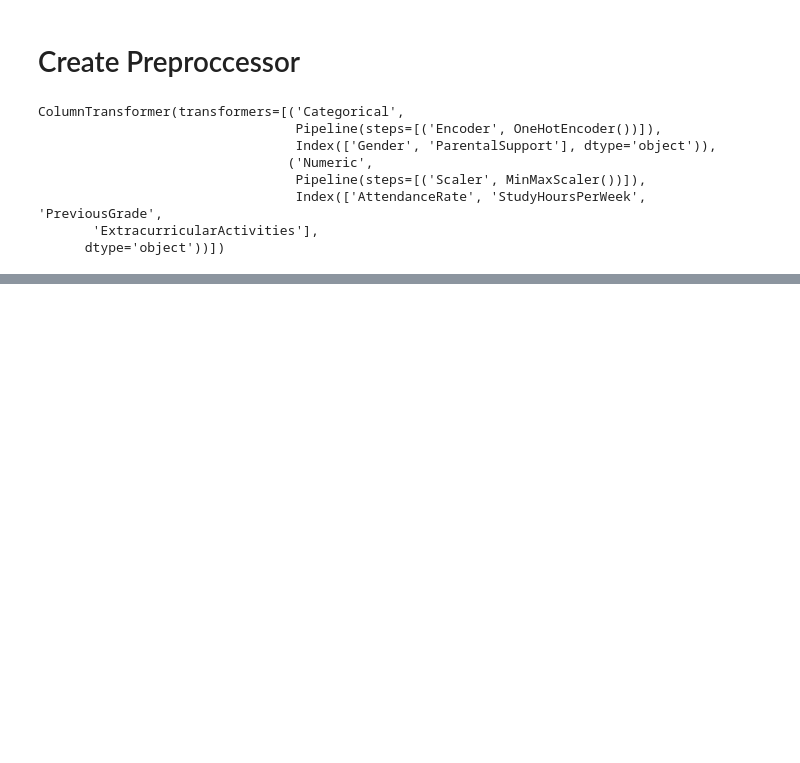
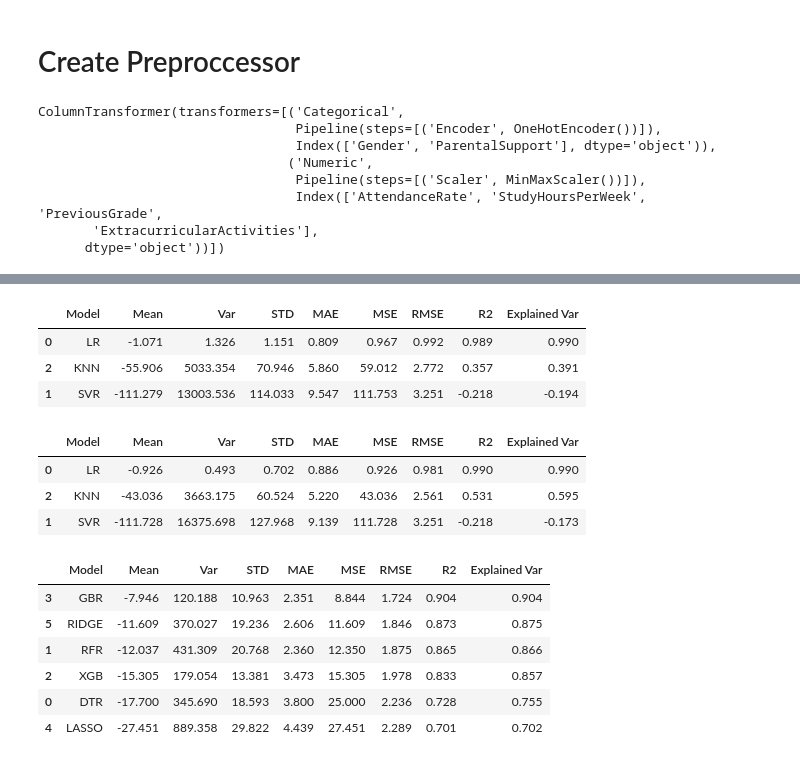
Before and after one commit to MaukanMir/Student-Performance-Predictions, a Jupyter notebook: training.ipynb, the cells around one changed output, grey strips where cells are left out. Saved outputs shown, nothing was run; the diff lists cells and outputs as text; code cells hidden in the pictures; blank space fills up the shorter version.

```diff
--- a/training.ipynb
+++ b/training.ipynb
@@ -200,0 +358,5 @@ ColumnTransformer(transformers=[('Categorical',
+# %%
+MAE = make_scorer(score_func=mean_absolute_error, greater_is_better =False)
+MSE = make_scorer(score_func=mean_squared_error, greater_is_better=False)
+R2 = make_scorer(score_func=r2_score, greater_is_better=True)
+EXP_VAR = make_scorer(score_func=explained_variance_score, greater_is_better=True)
@@ -200,0 +394,33 @@ ColumnTransformer(transformers=[('Categorical',
+# %%
+model_names = ["LR", "SVR", "KNN"]
+models = get_selected_models(model_names)
+kbest = SelectKBest(score_func=mutual_info_regression, k=5)
+test_selected_models(preprocessor, model_names, models, X, y, MSE, kbest)
+# %% [output]
+|  | Model | Mean | Var | STD | MAE | MSE | RMSE | R2 | Explained Var |
+| 0 | LR | -1.071 | 1.326 | 1.151 | 0.809 | 0.967 | 0.992 | 0.989 | 0.990 |
+| 2 | KNN | -55.906 | 5033.354 | 70.946 | 5.860 | 59.012 | 2.772 | 0.357 | 0.391 |
+| 1 | SVR | -111.279 | 13003.536 | 114.033 | 9.547 | 111.753 | 3.251 | -0.218 | -0.194 |
+# %%
+model_names = ["LR", "SVR", "KNN"]
+models = get_selected_models(model_names)
+kbest = SelectKBest(score_func=f_regression, k=5)
+test_selected_models(preprocessor, model_names, models, X, y, MSE, kbest)
+# %% [output]
+|  | Model | Mean | Var | STD | MAE | MSE | RMSE | R2 | Explained Var |
+| 0 | LR | -0.926 | 0.493 | 0.702 | 0.886 | 0.926 | 0.981 | 0.990 | 0.990 |
+| 2 | KNN | -43.036 | 3663.175 | 60.524 | 5.220 | 43.036 | 2.561 | 0.531 | 0.595 |
+| 1 | SVR | -111.728 | 16375.698 | 127.968 | 9.139 | 111.728 | 3.251 | -0.218 | -0.173 |
+# %%
+model_names = ["DTR", "RFR", "XGB", "GBR", "LASSO", "RIDGE"]
+models = get_selected_models(model_names)
+kbest = SelectKBest(score_func=f_regression, k=5)
+test_selected_models(preprocessor, model_names, models, X, y, MSE, kbest)
+# %% [output]
+|  | Model | Mean | Var | STD | MAE | MSE | RMSE | R2 | Explained Var |
+| 3 | GBR | -7.946 | 120.188 | 10.963 | 2.351 | 8.844 | 1.724 | 0.904 | 0.904 |
+| 5 | RIDGE | -11.609 | 370.027 | 19.236 | 2.606 | 11.609 | 1.846 | 0.873 | 0.875 |
+| 1 | RFR | -12.037 | 431.309 | 20.768 | 2.360 | 12.350 | 1.875 | 0.865 | 0.866 |
+| 2 | XGB | -15.305 | 179.054 | 13.381 | 3.473 | 15.305 | 1.978 | 0.833 | 0.857 |
+| 0 | DTR | -17.700 | 345.690 | 18.593 | 3.800 | 25.000 | 2.236 | 0.728 | 0.755 |
+| 4 | LASSO | -27.451 | 889.358 | 29.822 | 4.439 | 27.451 | 2.289 | 0.701 | 0.702 |
```
Also changed, not shown: parts of 9 cells of this notebook.
